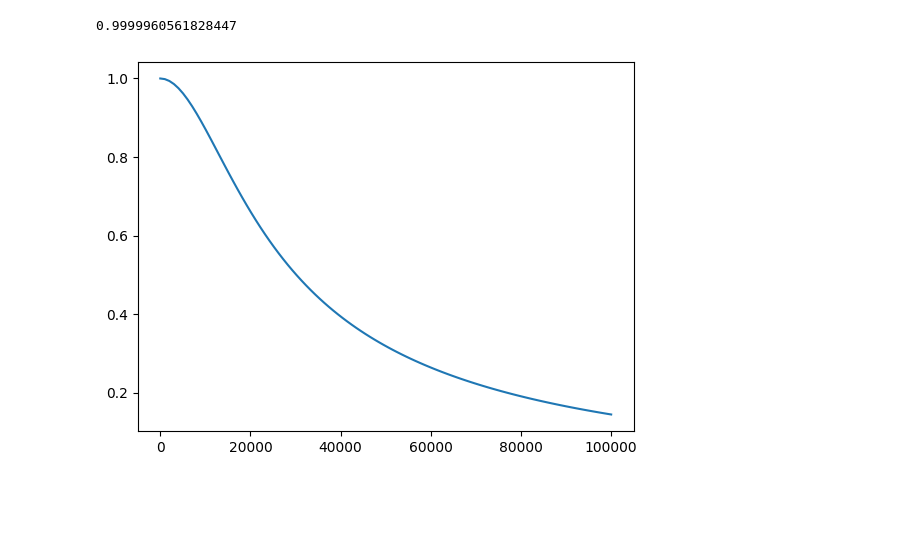
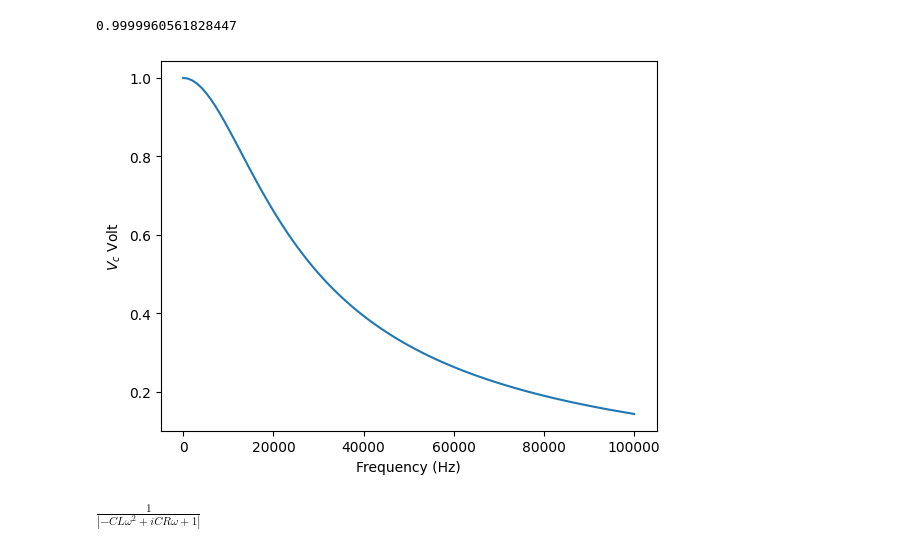
Before and after one commit to hydekage/Sistem-Automasi, a Jupyter notebook: SISTEM_OTOMASI_MODUL_RLC.ipynb, the cells around one changed output. Saved outputs shown, nothing was run; the diff lists cells and outputs as text; code cells hidden in the pictures; blank space fills up the shorter version.

```diff
--- a/SISTEM_OTOMASI_MODUL_RLC.ipynb
+++ b/SISTEM_OTOMASI_MODUL_RLC.ipynb
@@ -154,13 +154,21 @@ print(TF_VC_func(1e-6,10e-6,10,2*3.14*50))
 # %%
 import numpy as np
 import matplotlib.pyplot as plt
 
 x_value = np.linspace(1,100e3,100)
 y_value = []
 for i in x_value:
     y_value.append(TF_VC_func(1e-6,10e-6,10,2*3.14*i))
 #print(y_value)
 plt.plot(x_value,y_value)
+plt.xlabel("Frequency (Hz)")
+plt.ylabel("$V_c$ Volt")
 plt.show()
 # %% [output]
-[figure, old version]
+[figure, new version]
+# %%
+display(TF_VC_abs)
+TF_VC_time = TF_VC_abs*sp.sin(omega*t)
+display(TF_VC_time)
+# %% [output]
+$\displaystyle \frac{1}{\left|{- C L \omega^{2} + i C R \omega + 1}\right|}$
```
Also changed, not shown: parts of 3 cells of this notebook.
